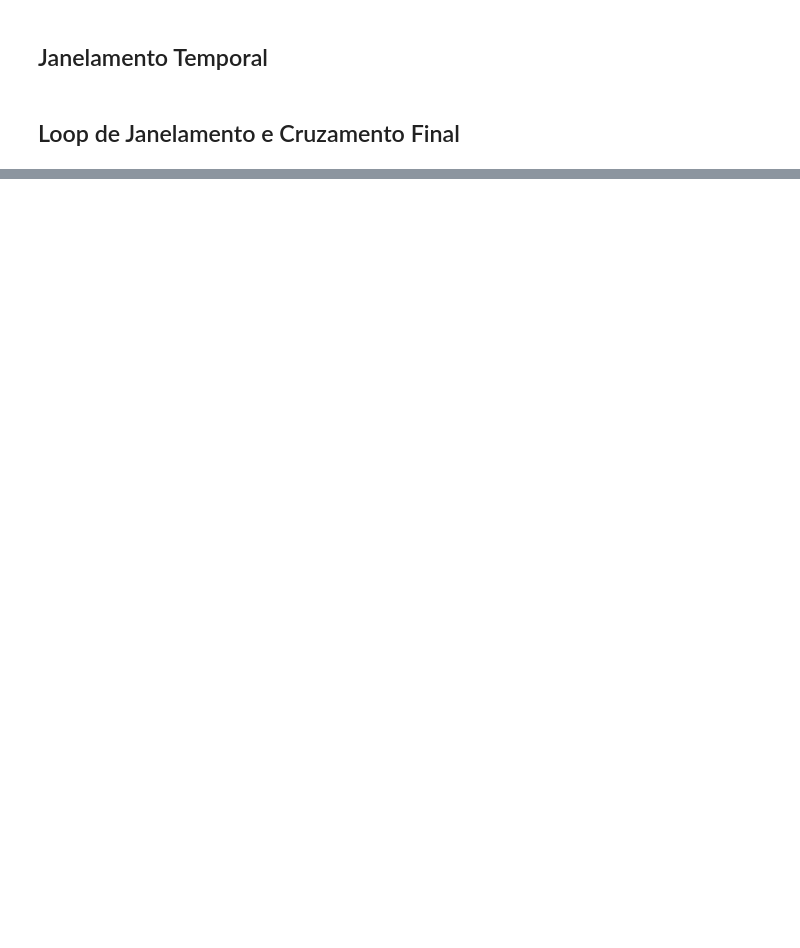
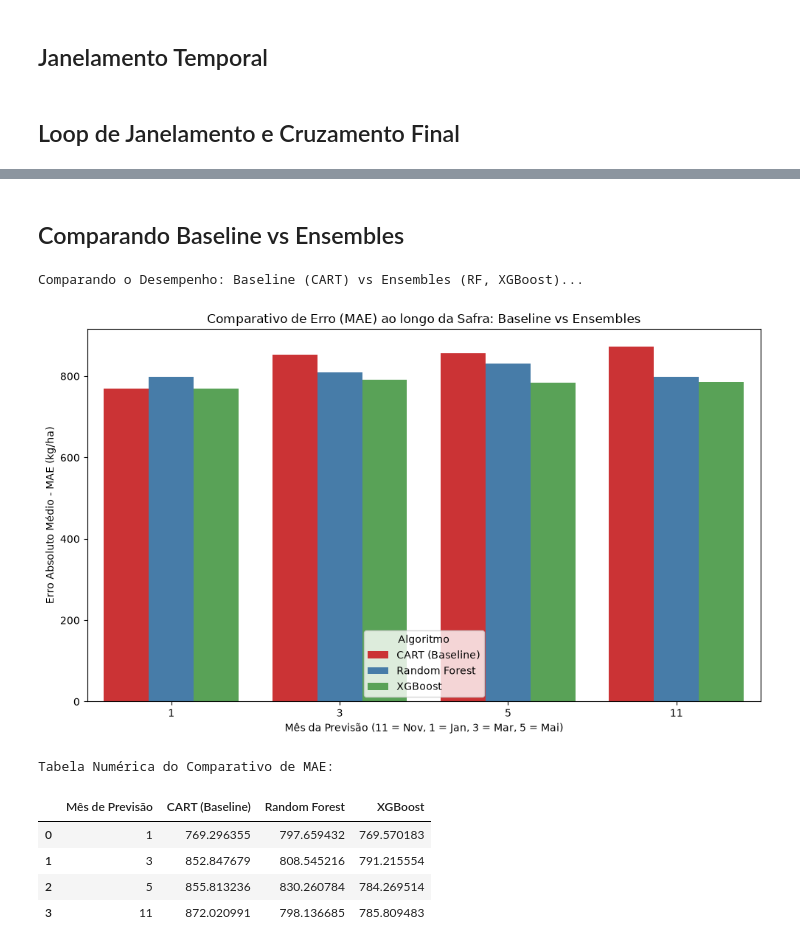
Before and after one commit to thiago-carbonera/Agroclimatology, a Jupyter notebook: Scripts/predicao_produtividade.ipynb, the cells around one changed output, grey strips where cells are left out. Cells and saved outputs as stored; diff of their text form; code cells hidden in the pictures; blank space fills up the shorter version.

```diff
--- a/Scripts/predicao_produtividade.ipynb
+++ b/Scripts/predicao_produtividade.ipynb
@@ -189,0 +397,49 @@ Total de amostras prontas para o Machine Learning: 87948 linhas.
+# %% [markdown]
+## Comparando Baseline vs Ensembles
+# %%
+import pandas as pd
+import matplotlib.pyplot as plt
+import seaborn as sns
+
+print("Comparando o Desempenho: Baseline (CART) vs Ensembles (RF, XGBoost)...")
+
+# Predições do CART
+df_resultados['Predicao_CART'] = y_pred_cart
+
+# Erro Absoluto para o CART e para o RF
+df_resultados['Erro_CART'] = abs(df_resultados['Produtividade_Real'] - df_resultados['Predicao_CART'])
+df_resultados['Erro_RF'] = abs(df_resultados['Produtividade_Real'] - df_resultados['Predicao_RF'])
+
+erro_comparativo = df_resultados.groupby('mes_previsao')[['Erro_CART', 'Erro_RF', 'Erro_Absoluto_XGB']].mean().reset_index()
+
+erro_comparativo = erro_comparativo.rename(columns={
+    'mes_previsao': 'Mês de Previsão',
+    'Erro_CART': 'CART (Baseline)',
+    'Erro_RF': 'Random Forest',
+    'Erro_Absoluto_XGB': 'XGBoost'
+})
+
+erro_melt = pd.melt(erro_comparativo, id_vars='Mês de Previsão',
+                    var_name='Modelo Preditivo', value_name='MAE (kg/ha)')
+
+plt.figure(figsize=(10, 6))
+sns.barplot(data=erro_melt, x='Mês de Previsão', y='MAE (kg/ha)', hue='Modelo Preditivo', palette='Set1')
+
+plt.title('Comparativo de Erro (MAE) ao longo da Safra: Baseline vs Ensembles')
+plt.ylabel('Erro Absoluto Médio - MAE (kg/ha)')
+plt.xlabel('Mês da Previsão (11 = Nov, 1 = Jan, 3 = Mar, 5 = Mai)')
+plt.legend(title='Algoritmo')
+plt.tight_layout()
+plt.show()
+
+print("\nTabela Numérica do Comparativo de MAE:")
+display(erro_comparativo)
+# %% [output]
+Comparando o Desempenho: Baseline (CART) vs Ensembles (RF, XGBoost)...
+[figure, added]
+Tabela Numérica do Comparativo de MAE:
+|  | Mês de Previsão | CART (Baseline) | Random Forest | XGBoost |
+| 0 | 1 | 769.296355 | 797.659432 | 769.570183 |
+| 1 | 3 | 852.847679 | 808.545216 | 791.215554 |
+| 2 | 5 | 855.813236 | 830.260784 | 784.269514 |
+| 3 | 11 | 872.020991 | 798.136685 | 785.809483 |
```
Also changed, not shown: parts of 14 cells of this notebook.
